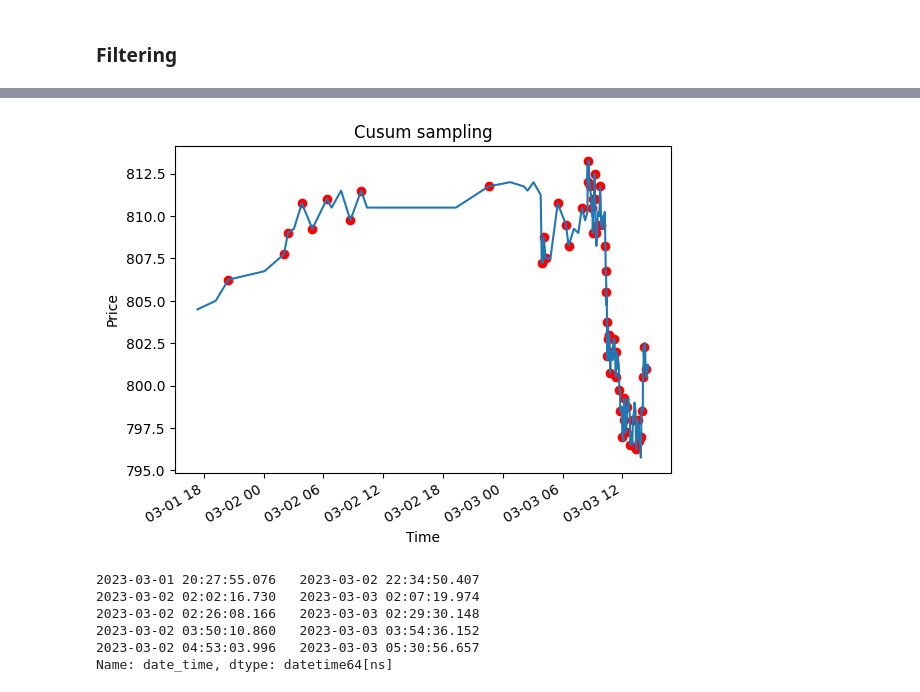
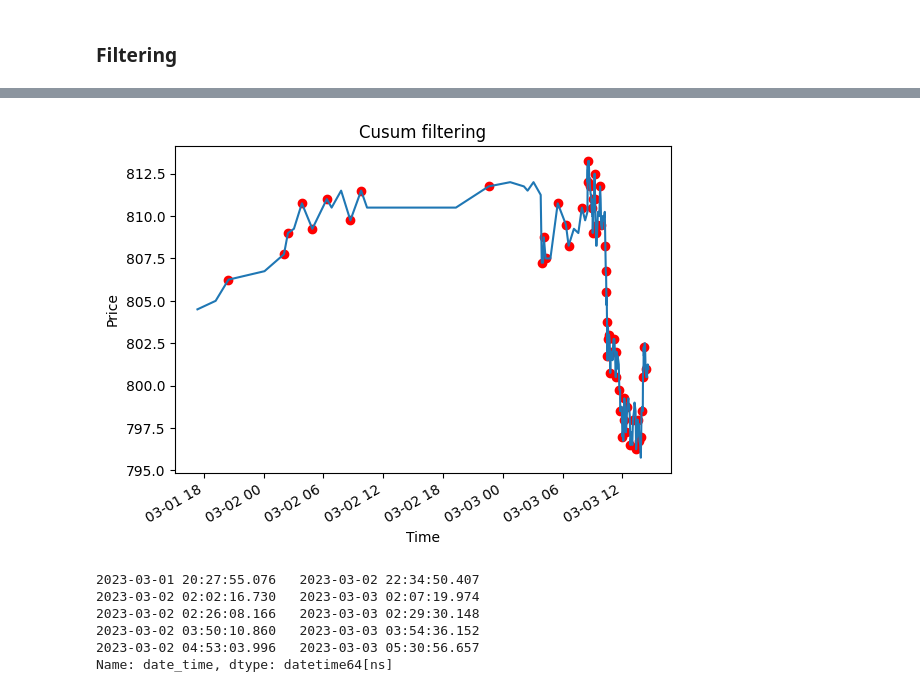
Before and after one commit to hudson-and-thames/example-notebooks, a Jupyter notebook: Getting started/Getting-started.ipynb, the cells around one changed output, grey strips where cells are left out. Drawn from its saved outputs; the diff is of its cells as text; code cells hidden in the pictures.

```diff
--- a/Getting started/Getting-started.ipynb
+++ b/Getting started/Getting-started.ipynb
@@ -173,16 +193,16 @@ Once we have obtained this subset of event-driven bars, we will let the ML algor
 # %%
 # Apply Symmetric CUSUM filter and get timestamps for events
 # Note: Only the CUSUM filter needs a point estimate for volatility
 cusum_events = cusum_filter(dollar_bars['close'], threshold=vol.mean())
 
 dollar_series_close = dollar_bars['close']
 
 # plot the close values
 df = dollar_series_close
-ax = df.plot(title='Cusum sampling')
+ax = df.plot(title='Cusum filtering')
 ax.scatter(cusum_events, df.loc[cusum_events], color = 'red')
 plt.xlabel('Time')
 plt.ylabel('Price')
 plt.show()
 # %% [output]
-[figure, old version]
+[figure, new version]
```
Also changed, not shown: parts of 47 cells of this notebook.
